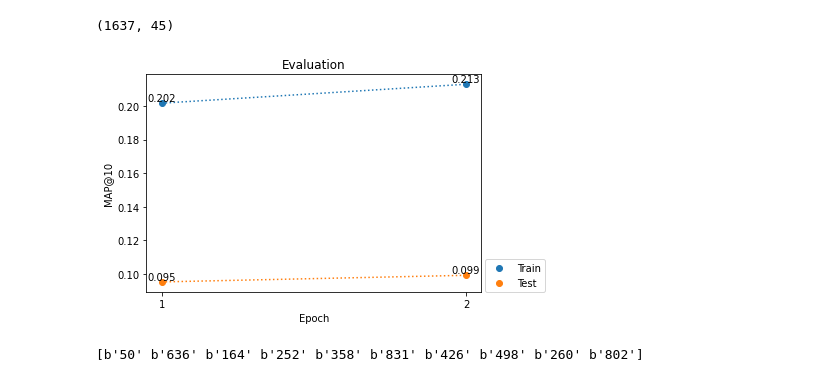
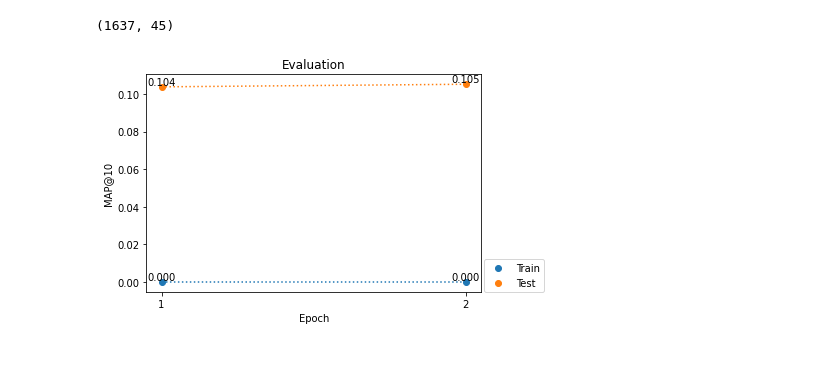
Before and after one commit to dpalbrecht/pyrecs, a Jupyter notebook: examples/MovieLens100K_LightFM.ipynb, the cells around one changed output. Drawn from its saved outputs; the diff is of its cells as text; code cells hidden in the pictures.

Commit message:
add exclusions to prediction

```diff
--- a/examples/MovieLens100K_LightFM.ipynb
+++ b/examples/MovieLens100K_LightFM.ipynb
@@ -141,25 +141,25 @@ len(train_item_features_dict), len(test_item_features_dict)
 # %%
 model_kwargs = {
     'no_components':32,
     'learning_rate':0.05,
     'loss':'warp',
     'random_state':42
 }
 train_kwargs = {
     'num_epochs':2,
     'num_threads':1,
     'eval_epochs':'all',
     'plot':True
 }
 lfm = lightfm_wrapper.LightFM(users_col='user', items_col='item', interactions_type='ones',
                               model_kwargs=model_kwargs, train_kwargs=train_kwargs,
                               n_recs=10, tfrs_prediction_batch_size=128, fill_most_popular=True,
-                              normalize_features=True, exclude_seen_items=False, remove_factor_biases=False)
+                              normalize_features=True, exclude_seen_items=True, remove_factor_biases=False)
 
 lfm.run(train_df=train_df, test_df=test_df,
         train_user_features_dict=train_user_features_dict,
         train_item_features_dict=train_item_features_dict,
         test_user_features_dict=test_user_features_dict,
         test_item_features_dict=test_item_features_dict)
 # %% [output]
-[figure, old version]
+[figure, new version]
@@ -233,5 +165,0 @@ predictions = tf.data.Dataset.from_tensor_slices({
-# %%
-for i in predictions.map(lambda x, y: tf.squeeze(x[0])).as_numpy_iterator():
-    print(i)
-# %% [output]
-[b'50' b'636' b'164' b'252' b'358' b'831' b'426' b'498' b'260' b'802']
```
Also changed, not shown: parts of 11 cells of this notebook, 1 other file.
